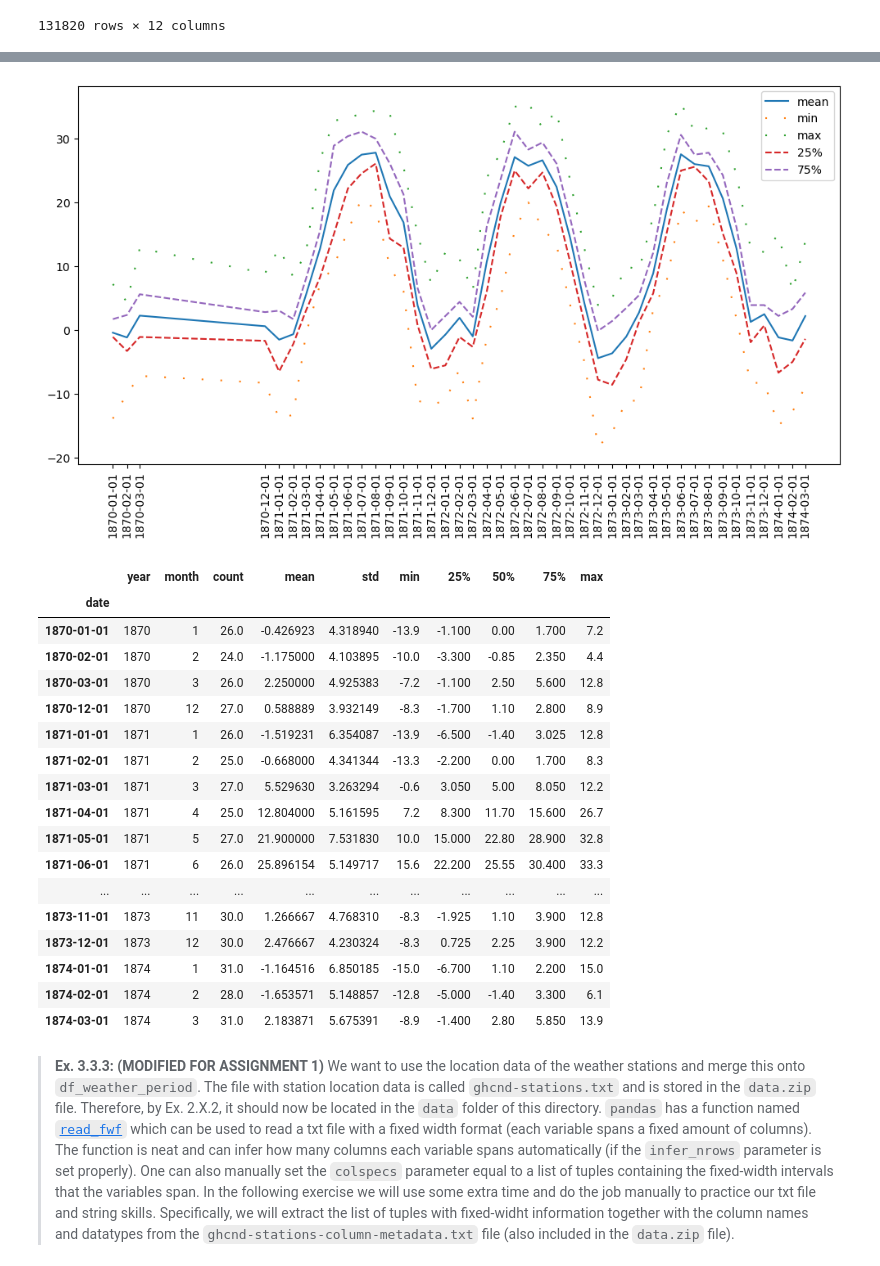
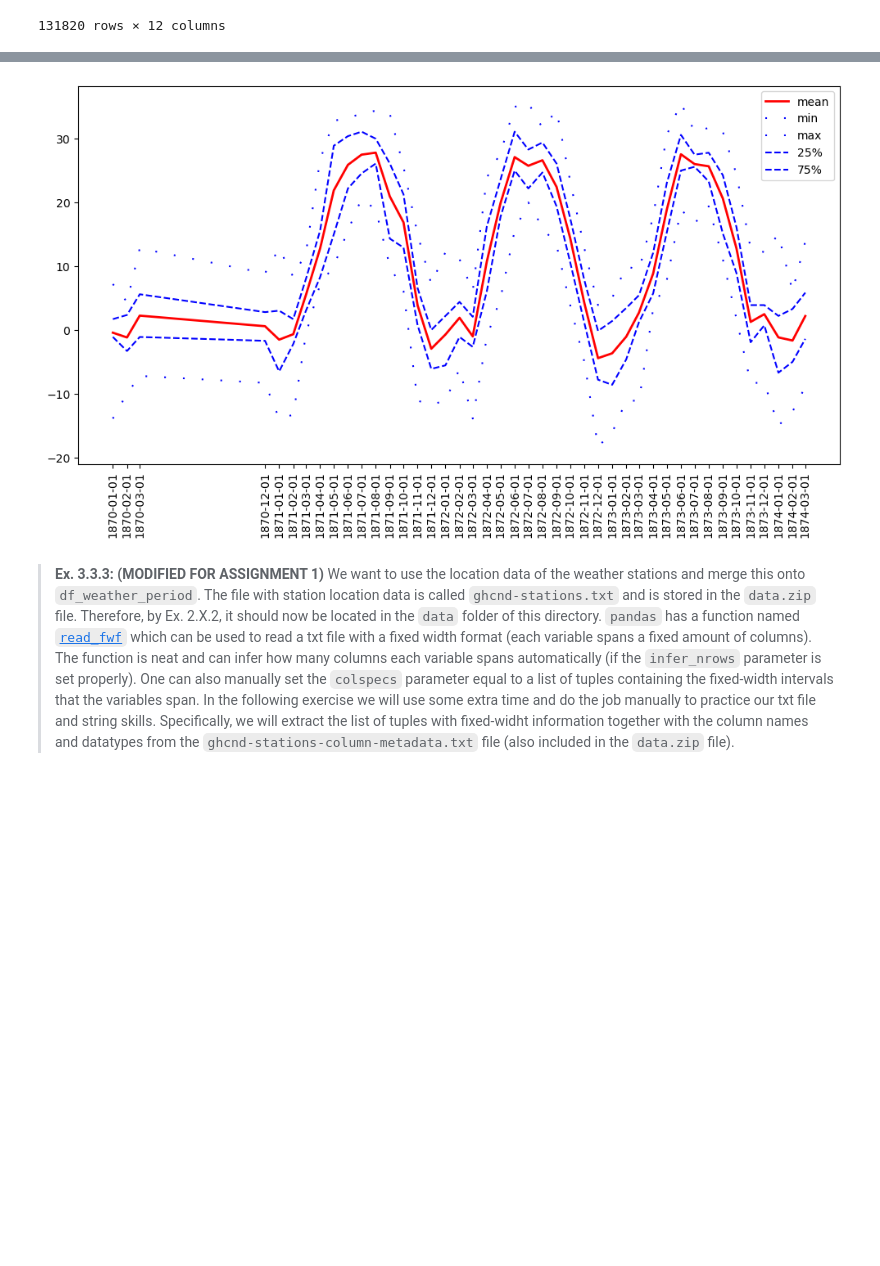
Before and after one commit to Gr-Elena/isds2023_group31, a Jupyter notebook: assignment_1_Mathias.ipynb, the cells around one changed output, grey strips where cells are left out. Saved outputs shown, nothing was run; the diff lists cells and outputs as text; code cells hidden in the pictures; blank space fills up the shorter version.

```diff
--- a/assignment_1_Mathias.ipynb
+++ b/assignment_1_Mathias.ipynb
@@ -251,51 +251,32 @@ df_weather_period
 # %%
 # YOUR CODE HERE
 obs_monthly = df_weather_period[df_weather_period['station'] == 'CA006110549']\
                 .groupby(['year', 'month'])\
                 .describe()\
                 .obs_value
-
 
 obs_monthly.reset_index(inplace=True)
 obs_monthly['date'] = pd.to_datetime(obs_monthly['year'].astype(str) + '-' + obs_monthly['month'].astype(str).str.zfill(2))
 obs_monthly.set_index('date', inplace=True)
 
 x_axis = obs_monthly.index
 
 plt.figure(figsize=(12,6))
 
-plt.plot(x_axis, obs_monthly['mean'], label='mean')
-plt.plot(x_axis, obs_monthly['min'], label='min', linestyle=(0, (1, 10)))
-plt.plot(x_axis, obs_monthly['max'], label='max', linestyle=(0, (1, 10)))
-plt.plot(x_axis, obs_monthly['25%'], label='25%', linestyle='dashed')
-plt.plot(x_axis, obs_monthly['75%'], label='75%', linestyle='dashed')
+plt.plot(x_axis, obs_monthly['mean'], color='red', label='mean', linewidth = 2)
+plt.plot(x_axis, obs_monthly['min'], color='blue', label='min', linestyle=(0, (1, 10)))
+plt.plot(x_axis, obs_monthly['max'], color='blue', label='max', linestyle=(0, (1, 10)))
+plt.plot(x_axis, obs_monthly['25%'], color='blue', label='25%', linestyle='dashed')
+plt.plot(x_axis, obs_monthly['75%'], color='blue', label='75%', linestyle='dashed')
+
 plt.xticks(x_axis)
-
 plt.xticks(rotation = 90)
 plt.legend()
 plt.show()
 
-obs_monthly
+#obs_monthly
 # %% [output]
-[figure, old version]
+[figure, new version]
-|  | year | month | count | mean | std | min | 25% | 50% | 75% | max |
-| date |  |  |  |  |  |  |  |  |  |  |
-| 1870-01-01 | 1870 | 1 | 26.0 | -0.426923 | 4.318940 | -13.9 | -1.100 | 0.00 | 1.700 | 7.2 |
-| 1870-02-01 | 1870 | 2 | 24.0 | -1.175000 | 4.103895 | -10.0 | -3.300 | -0.85 | 2.350 | 4.4 |
-| 1870-03-01 | 1870 | 3 | 26.0 | 2.250000 | 4.925383 | -7.2 | -1.100 | 2.50 | 5.600 | 12.8 |
-| 1870-12-01 | 1870 | 12 | 27.0 | 0.588889 | 3.932149 | -8.3 | -1.700 | 1.10 | 2.800 | 8.9 |
-| 1871-01-01 | 1871 | 1 | 26.0 | -1.519231 | 6.354087 | -13.9 | -6.500 | -1.40 | 3.025 | 12.8 |
-| 1871-02-01 | 1871 | 2 | 25.0 | -0.668000 | 4.341344 | -13.3 | -2.200 | 0.00 | 1.700 | 8.3 |
-| 1871-03-01 | 1871 | 3 | 27.0 | 5.529630 | 3.263294 | -0.6 | 3.050 | 5.00 | 8.050 | 12.2 |
-| 1871-04-01 | 1871 | 4 | 25.0 | 12.804000 | 5.161595 | 7.2 | 8.300 | 11.70 | 15.600 | 26.7 |
-| 1871-05-01 | 1871 | 5 | 27.0 | 21.900000 | 7.531830 | 10.0 | 15.000 | 22.80 | 28.900 | 32.8 |
-| 1871-06-01 | 1871 | 6 | 26.0 | 25.896154 | 5.149717 | 15.6 | 22.200 | 25.55 | 30.400 | 33.3 |
-| ... | ... | ... | ... | ... | ... | ... | ... | ... | ... | ... |
-| 1873-11-01 | 1873 | 11 | 30.0 | 1.266667 | 4.768310 | -8.3 | -1.925 | 1.10 | 3.900 | 12.8 |
-| 1873-12-01 | 1873 | 12 | 30.0 | 2.476667 | 4.230324 | -8.3 | 0.725 | 2.25 | 3.900 | 12.2 |
-| 1874-01-01 | 1874 | 1 | 31.0 | -1.164516 | 6.850185 | -15.0 | -6.700 | 1.10 | 2.200 | 15.0 |
-| 1874-02-01 | 1874 | 2 | 28.0 | -1.653571 | 5.148857 | -12.8 | -5.000 | -1.40 | 3.300 | 6.1 |
-| 1874-03-01 | 1874 | 3 | 31.0 | 2.183871 | 5.675391 | -8.9 | -1.400 | 2.80 | 5.850 | 13.9 |
 # %% [markdown]
 > **Ex. 3.3.3: (MODIFIED FOR ASSIGNMENT 1)** We want to use the location data of the weather stations and merge this onto `df_weather_period`. The file with station location data is called  `ghcnd-stations.txt` and is stored in the `data.zip` file. Therefore, by Ex. 2.X.2, it should now be located in the `data` folder of this directory. `pandas` has a function named [`read_fwf`](https://pandas.pydata.org/docs/reference/api/pandas.read_fwf.html) which can be used to read a txt file with a fixed width format (each variable spans a fixed amount of columns). The function is neat and can infer how many columns each variable spans automatically (if the `infer_nrows` parameter is set properly). One can also manually set the `colspecs` parameter equal to a list of tuples containing the fixed-width intervals that the variables span. In the following exercise we will use some extra time and do the job manually to practice our txt file and string skills. Specifically, we will extract the list of tuples with fixed-widht information together with the column names and datatypes from the `ghcnd-stations-column-metadata.txt` file (also included in the `data.zip` file).
 
```
